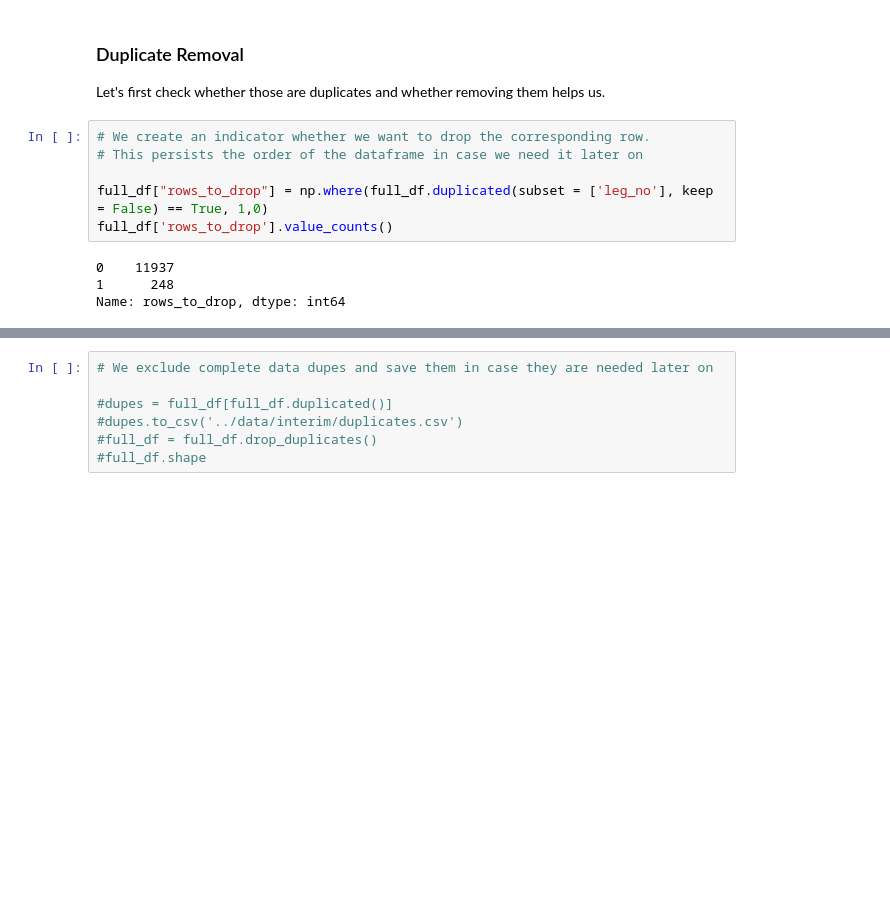
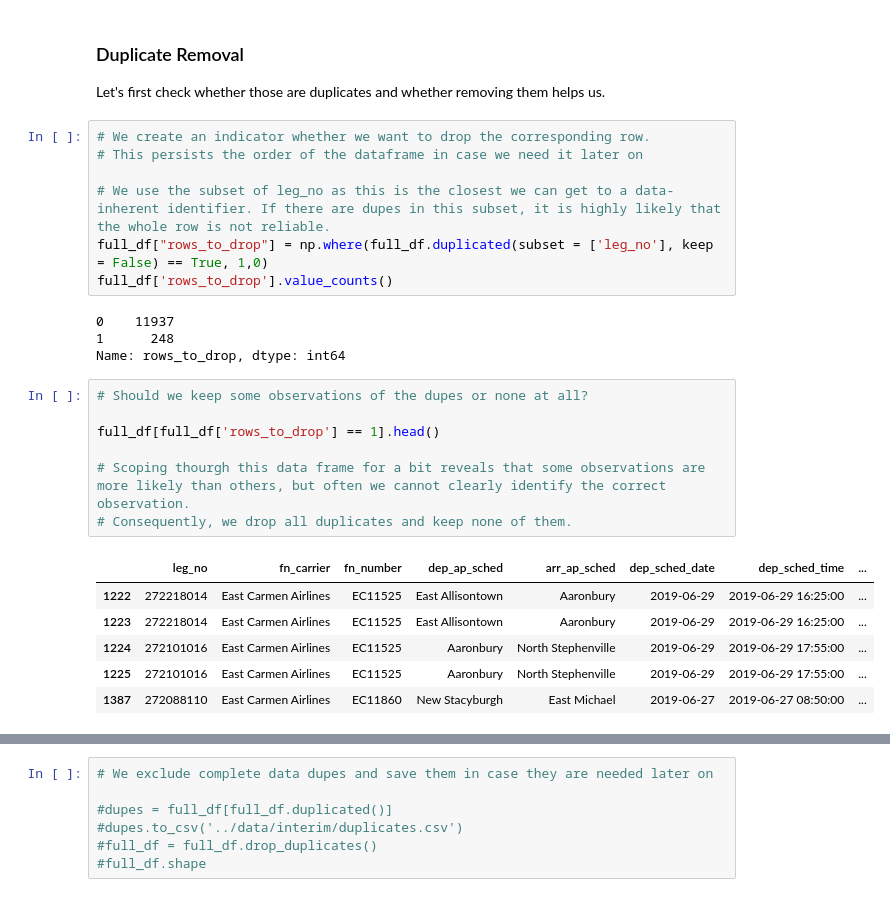
Before and after one commit to Paul1911/Delay-Prediction, a Jupyter notebook: notebooks/1raw_eda.ipynb, the cells around one changed output, grey strips where cells are left out. Cells and saved outputs as stored; diff of their text form; blank space fills up the shorter version.

```diff
--- a/notebooks/1raw_eda.ipynb
+++ b/notebooks/1raw_eda.ipynb
@@ -283,9 +287,24 @@ Let's first check whether those are duplicates and whether removing them helps u
 # We create an indicator whether we want to drop the corresponding row.
 # This persists the order of the dataframe in case we need it later on
 
+# We use the subset of leg_no as this is the closest we can get to a data-inherent identifier. If there are dupes in this subset, it is highly likely that the whole row is not reliable.
 full_df["rows_to_drop"] = np.where(full_df.duplicated(subset = ['leg_no'], keep = False) == True, 1,0)
 full_df['rows_to_drop'].value_counts()
 # %% [output]
 0    11937
 1      248
 Name: rows_to_drop, dtype: int64
+# %%
+# Should we keep some observations of the dupes or none at all?
+
+full_df[full_df['rows_to_drop'] == 1].head()
+
+# Scoping thourgh this data frame for a bit reveals that some observations are more likely than others, but often we cannot clearly identify the correct observation.
+# Consequently, we drop all duplicates and keep none of them.
+# %% [output]
+|  | leg_no | fn_carrier | fn_number | dep_ap_sched | arr_ap_sched | dep_sched_date | dep_sched_time | ... |
+| 1222 | 272218014 | East Carmen Airlines | EC11525 | East Allisontown | Aaronbury | 2019-06-29 | 2019-06-29 16:25:00 | ... |
+| 1223 | 272218014 | East Carmen Airlines | EC11525 | East Allisontown | Aaronbury | 2019-06-29 | 2019-06-29 16:25:00 | ... |
+| 1224 | 272101016 | East Carmen Airlines | EC11525 | Aaronbury | North Stephenville | 2019-06-29 | 2019-06-29 17:55:00 | ... |
+| 1225 | 272101016 | East Carmen Airlines | EC11525 | Aaronbury | North Stephenville | 2019-06-29 | 2019-06-29 17:55:00 | ... |
+| 1387 | 272088110 | East Carmen Airlines | EC11860 | New Stacyburgh | East Michael | 2019-06-27 | 2019-06-27 08:50:00 | ... |
```
Also changed, not shown: parts of 7 cells of this notebook, 2 other files.
